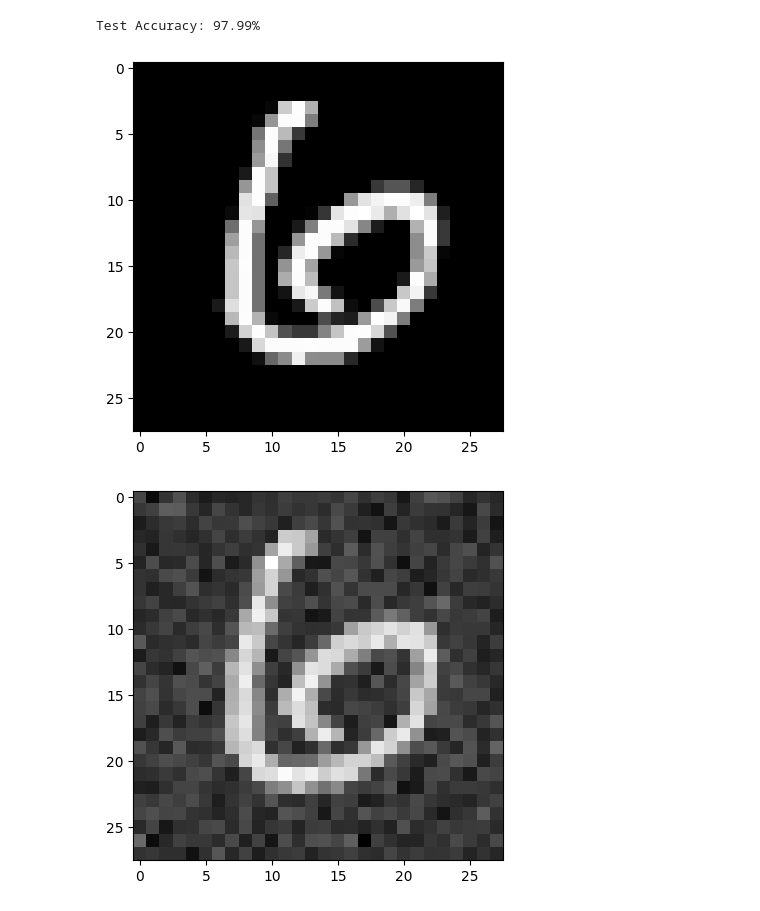
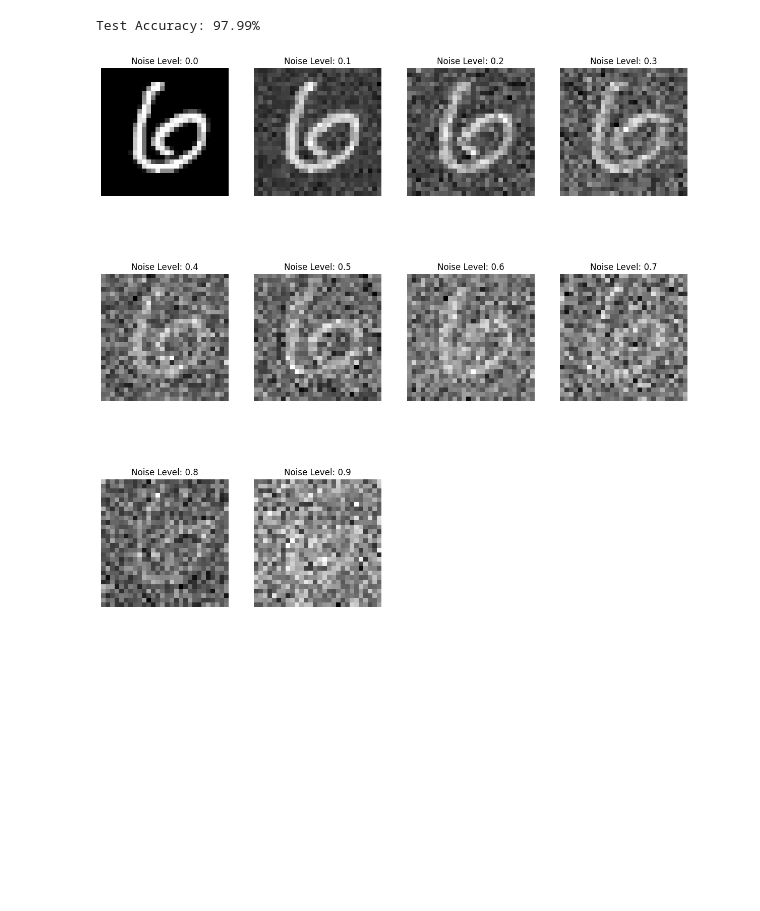
Before and after one commit to christokt/hd_mnist, a Jupyter notebook: hd_mnist.ipynb, the cells around one changed output. Cells and saved outputs as stored; diff of their text form; code cells hidden in the pictures; blank space fills up the shorter version.

Commit message:
small change to how some plots are displayed

```diff
--- a/hd_mnist.ipynb
+++ b/hd_mnist.ipynb
@@ -16,7 +16,7 @@ torch.manual_seed(2023)
 <torch._C.Generator at 0x...>
 # %%
 # Initialize Hyperparameters
-HD_DIMENSION = 15000
+HD_DIMENSION = 10000
 NUM_CLASSES = 10
 THRESHOLD = 0.0
 BATCH_SIZE = 512
@@ -296,15 +296,21 @@ for noise_level in noise_levels:
     accuracies_net.append(correct / total * 100)
 # %%
 # Plot a random image from the test set with the various noise levels
+plt.figure(figsize=(15, 15))
+
 index = 11
-for noise_level in np.arange(0, 1, 0.1):
-    noise_matrix = torch.randn((test_data.data.shape[0], IMG_LEN), device=device) * noise_level
+for i, noise_level in enumerate(np.arange(0, 1, 0.1)):
+    noise_matrix = torch.randn((test_data.data.shape[0], IMG_LEN)) * noise_level
 
-    # Plot noise matrix
-    noisy_test_data = (test_data.data.view(test_data.data.shape[0], -1) / 255).to(device) + noise_matrix
+    # Create noisy image
+    noisy_test_data = (test_data.data.view(test_data.data.shape[0], -1) / 255) + noise_matrix
 
-    plt.imshow(noisy_test_data[index].view(28, 28).cpu(), cmap='gray')
-    plt.show()
+    # Create subplot and display the image
+    plt.subplot(3, 4, i + 1)  # Assuming you have 10 images (0, 0.1, ..., 0.9), adjust the dimensions as necessary
+    plt.imshow(noisy_test_data[index].view(28, 28), cmap='gray')
+    plt.title(f'Noise Level: {noise_level:.1f}')
+    plt.axis('off')  # Turn off axis numbers and ticks
+
+plt.show()
 # %% [output]
-[figure, old version]
+[figure, new version]
-[figure, removed]
```
Also changed, not shown: parts of 6 cells of this notebook.
